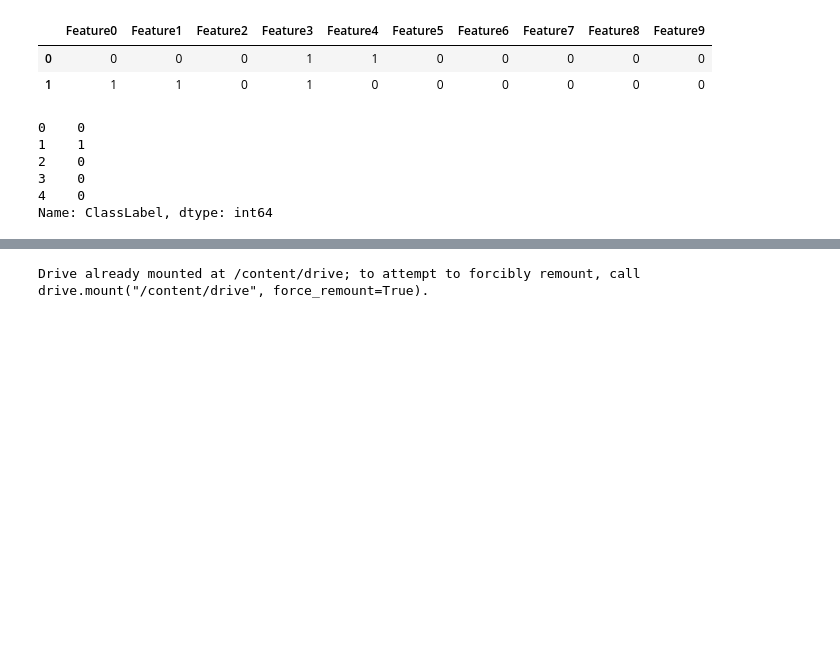
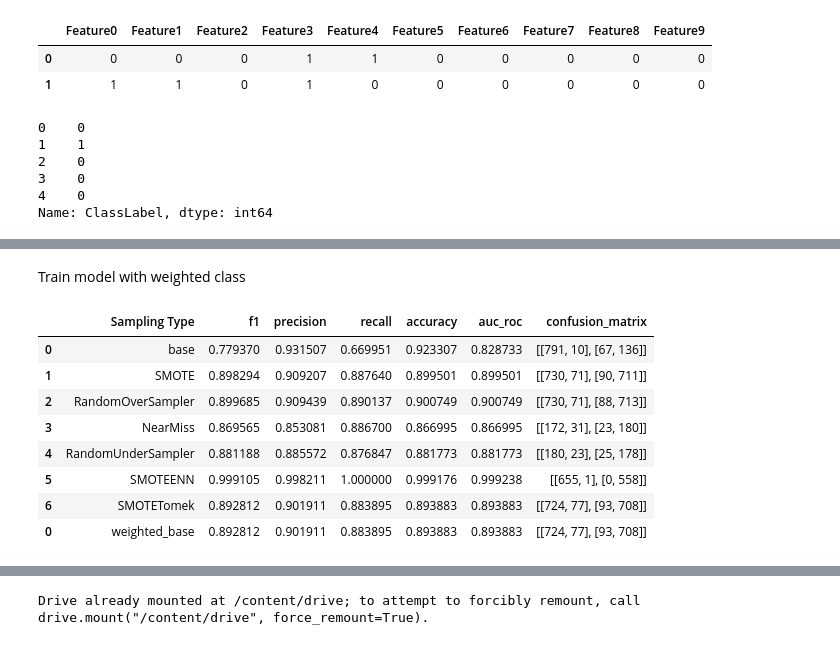
Before and after one commit to Sajid576/data-mining-techniques-to-detect-sql-nosql-injection-attack, a Jupyter notebook: Thesis/NoSQL_InjectionModel.ipynb, the cells around one changed output, grey strips where cells are left out. Cells and saved outputs as stored; diff of their text form; code cells hidden in the pictures; blank space fills up the shorter version.

```diff
--- a/Thesis/NoSQL_InjectionModel.ipynb
+++ b/Thesis/NoSQL_InjectionModel.ipynb
@@ -45,0 +73,9 @@ Name: ClassLabel, dtype: int64
+# %%
+datasets = []
+datasets.append(("base",X,Y))
+datasets.append(transform(SMOTE(n_jobs=-1),X,Y))
+datasets.append(transform(RandomOverSampler(),X,Y))
+datasets.append(transform(NearMiss(n_jobs=-1),X,Y))
+datasets.append(transform(RandomUnderSampler(),X,Y))
+datasets.append(transform(SMOTEENN(),X,Y))
+datasets.append(transform(SMOTETomek(),X,Y))
@@ -45,0 +91,7 @@ Name: ClassLabel, dtype: int64
+# %%
+benchmark_scores = []
+for sample_type,X,Y in datasets:
+    print('______________________________________________________________')
+    print('{}'.format(sample_type))
+    benchmark_scores.append(benchmark(sample_type,X,Y))
+    print('______________________________________________________________')
@@ -46,3 +269,36 @@ Name: ClassLabel, dtype: int64
+# %% [markdown]
+Train model with weighted class
+# %%
+lr = LogisticRegression(penalty = 'l2',class_weight="balanced")
+lr.fit(X.values,Y.values.ravel())
+scores = []
+pred_test = lr.predict(X.values)
+pred_test_probs = lr.predict_proba(X.values)
+probs = lr.decision_function(X.values)
+fpr, tpr, thresholds = roc_curve(Y.values.ravel(),pred_test)
+p,r,t = precision_recall_curve(Y.values.ravel(),probs)
+scores.append(("weighted_base",
+                           f1_score(Y.values.ravel(),pred_test),
+                           precision_score(Y.values.ravel(),pred_test),
+                           recall_score(Y.values.ravel(),pred_test),
+                           accuracy_score(Y.values.ravel(),pred_test),
+                           auc(fpr, tpr),
+                           #auc(p,r,reorder=True),
+                           confusion_matrix(Y.values.ravel(),pred_test)))
+
+scores = pd.DataFrame(scores,columns=['Sampling Type','f1','precision','recall','accuracy','auc_roc','confusion_matrix'])
+results = sampling_results.append(scores)
+results
+# %% [output]
+|  | Sampling Type | f1 | precision | recall | accuracy | auc_roc | confusion_matrix |
+| 0 | base | 0.779370 | 0.931507 | 0.669951 | 0.923307 | 0.828733 | [[791, 10], [67, 136]] |
+| 1 | SMOTE | 0.898294 | 0.909207 | 0.887640 | 0.899501 | 0.899501 | [[730, 71], [90, 711]] |
+| 2 | RandomOverSampler | 0.899685 | 0.909439 | 0.890137 | 0.900749 | 0.900749 | [[730, 71], [88, 713]] |
+| 3 | NearMiss | 0.869565 | 0.853081 | 0.886700 | 0.866995 | 0.866995 | [[172, 31], [23, 180]] |
+| 4 | RandomUnderSampler | 0.881188 | 0.885572 | 0.876847 | 0.881773 | 0.881773 | [[180, 23], [25, 178]] |
+| 5 | SMOTEENN | 0.999105 | 0.998211 | 1.000000 | 0.999176 | 0.999238 | [[655, 1], [0, 558]] |
+| 6 | SMOTETomek | 0.892812 | 0.901911 | 0.883895 | 0.893883 | 0.893883 | [[724, 77], [93, 708]] |
+| 0 | weighted_base | 0.892812 | 0.901911 | 0.883895 | 0.893883 | 0.893883 | [[724, 77], [93, 708]] |
 # %%
 from sklearn import svm
 from sklearn import tree
```
Also changed, not shown: parts of 16 cells of this notebook, 1 other file.
